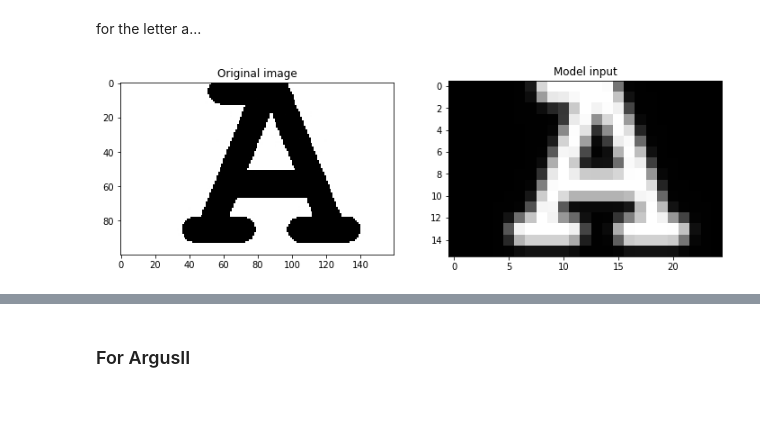
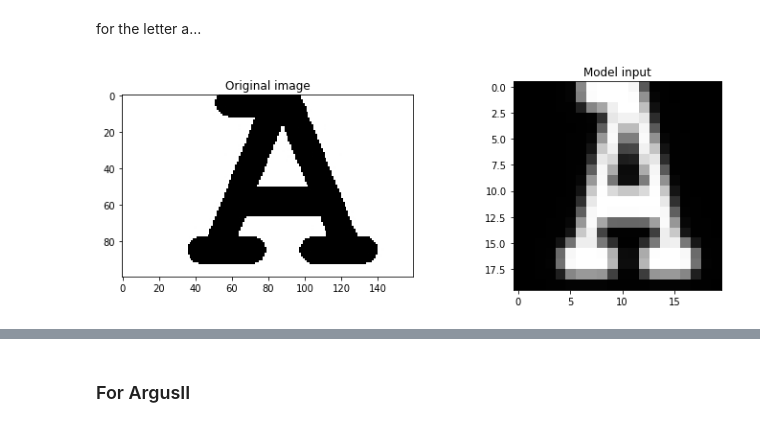
Before and after one commit to garethgeorge/prima-p2p-jupyternb, a Jupyter notebook: prima-evaluation.ipynb, the cells around one changed output, grey strips where cells are left out. Drawn from its saved outputs; the diff is of its cells as text; code cells hidden in the pictures.

```diff
--- a/prima-evaluation.ipynb
+++ b/prima-evaluation.ipynb
@@ -123,24 +116,24 @@ for the letter a...
 # %%
 import skimage.io as sio
 import skimage.transform as sit
 invert = True
 datafile = 'letters/A.jpg'
 img_in = sio.imread(datafile, as_gray=True)
 img_in = img_in[50:150, 40:200]
-img_stim = sit.resize(img_in, (16, 25))
+img_stim = sit.resize(img_in, (20, 20))
 if invert:
     img_stim = 1.0 - img_stim
 plt.figure(figsize=(12, 4))
 plt.subplot(121)
 plt.imshow(img_in, cmap='gray')
 plt.title('Original image')
 # print(img_in.shape)
 plt.subplot(122)
 plt.imshow(img_stim, cmap='gray')
 #print(img_stim)
 plt.title('Model input');
 # %% [output]
-[figure, old version]
+[figure, new version]
 # %%
 implant = Prima()
 implant.stim = np.array(img_stim).flatten()
```
Also changed, not shown: parts of 9 cells of this notebook, 1 other file.
